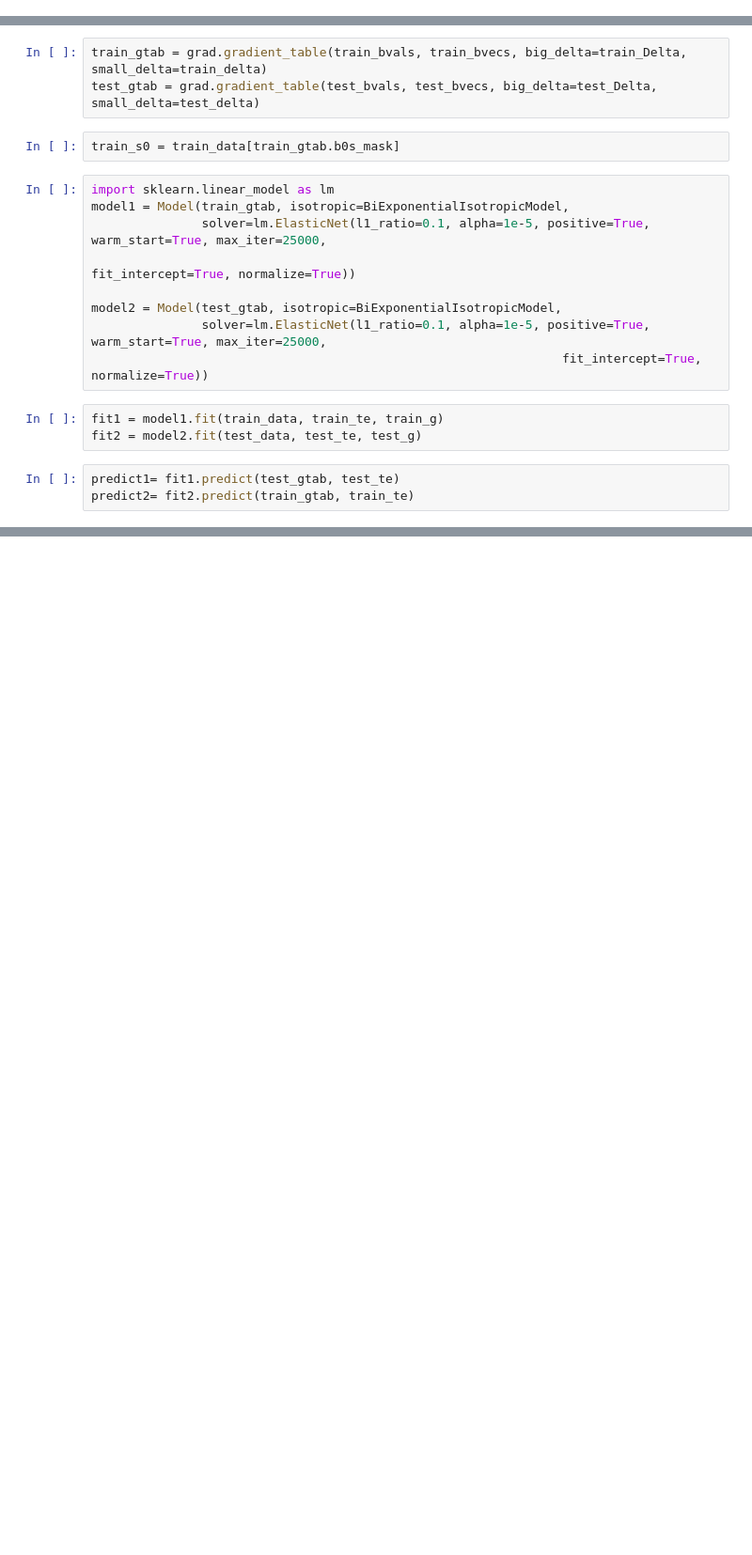
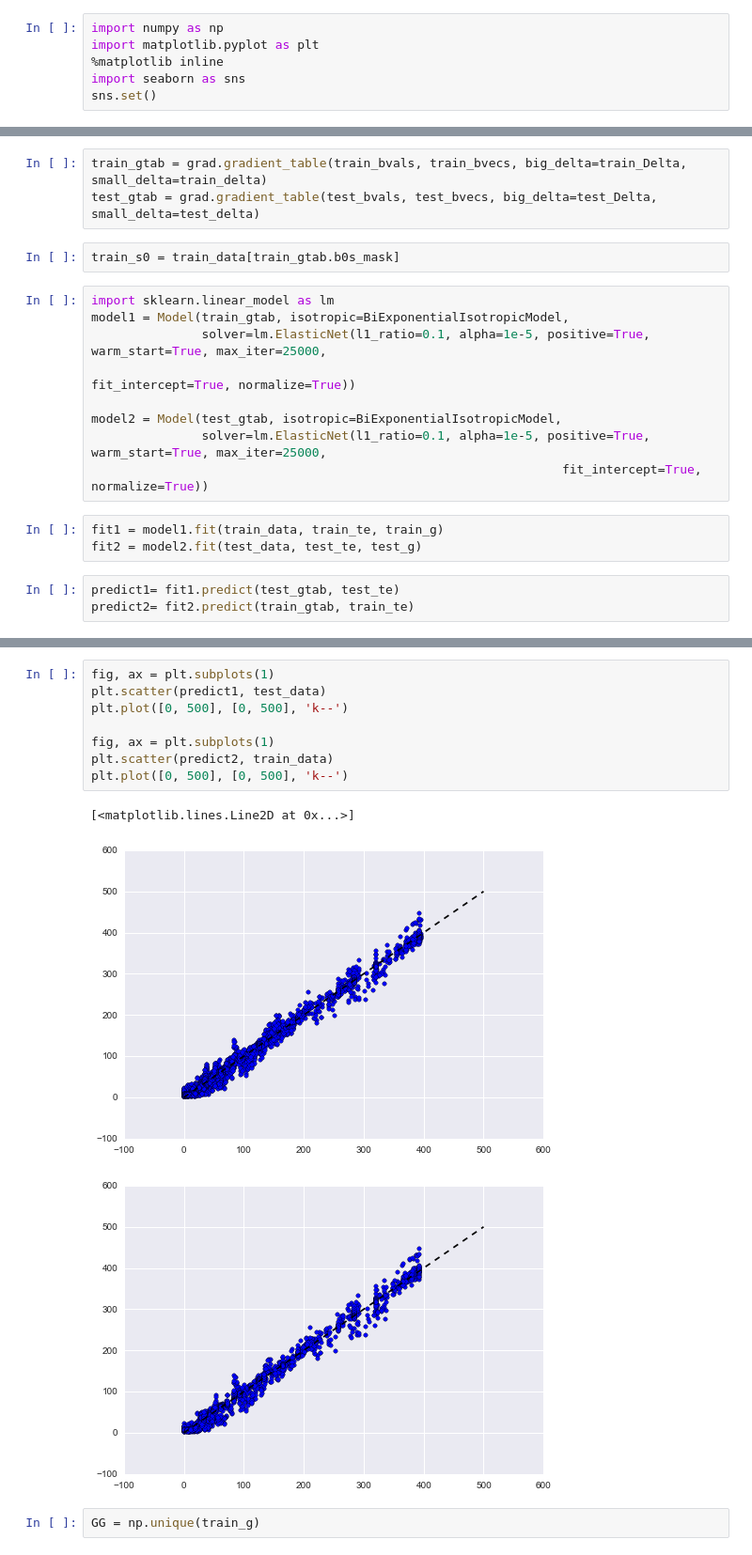
Before and after one commit to arokem/ISBI2015, a Jupyter notebook: minimal_ModelingTE-integrated.ipynb, the cells around one changed output, grey strips where cells are left out. Shown at 94% size. Cells and saved outputs as stored; diff of their text form; blank space fills up the shorter version.

```diff
--- a/minimal_ModelingTE-integrated.ipynb
+++ b/minimal_ModelingTE-integrated.ipynb
@@ -3,3 +1,9 @@ import numpy as np
+# %%
+import numpy as np
+import matplotlib.pyplot as plt
+%matplotlib inline
+import seaborn as sns
+sns.set()
 # %%
 import dipy.reconst.sfm as sfm
 import dipy.reconst.csdeconv as csd
@@ -110,0 +117,14 @@ utils.LSE(predict1, test_data), utils.LSE(predict2, train_data)
+# %%
+fig, ax = plt.subplots(1)
+plt.scatter(predict1, test_data)
+plt.plot([0, 500], [0, 500], 'k--')
+
+fig, ax = plt.subplots(1)
+plt.scatter(predict2, train_data)
+plt.plot([0, 500], [0, 500], 'k--')
+# %% [output]
+[<matplotlib.lines.Line2D at 0x...>]
+[figure, added]
+[figure, added]
+# %%
+GG = np.unique(train_g)
```
Also changed, not shown: parts of 5 cells of this notebook, 2 other files.
